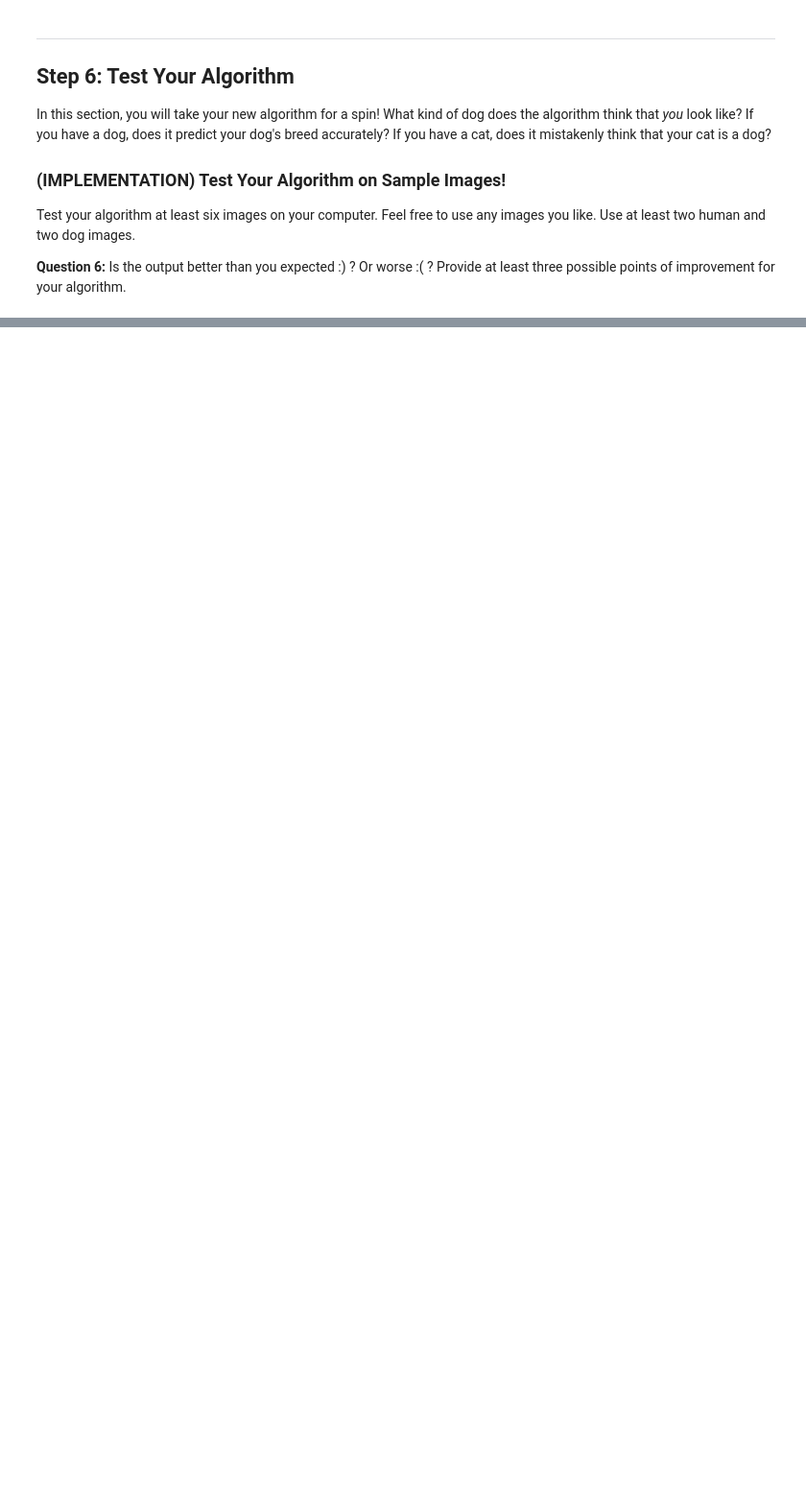
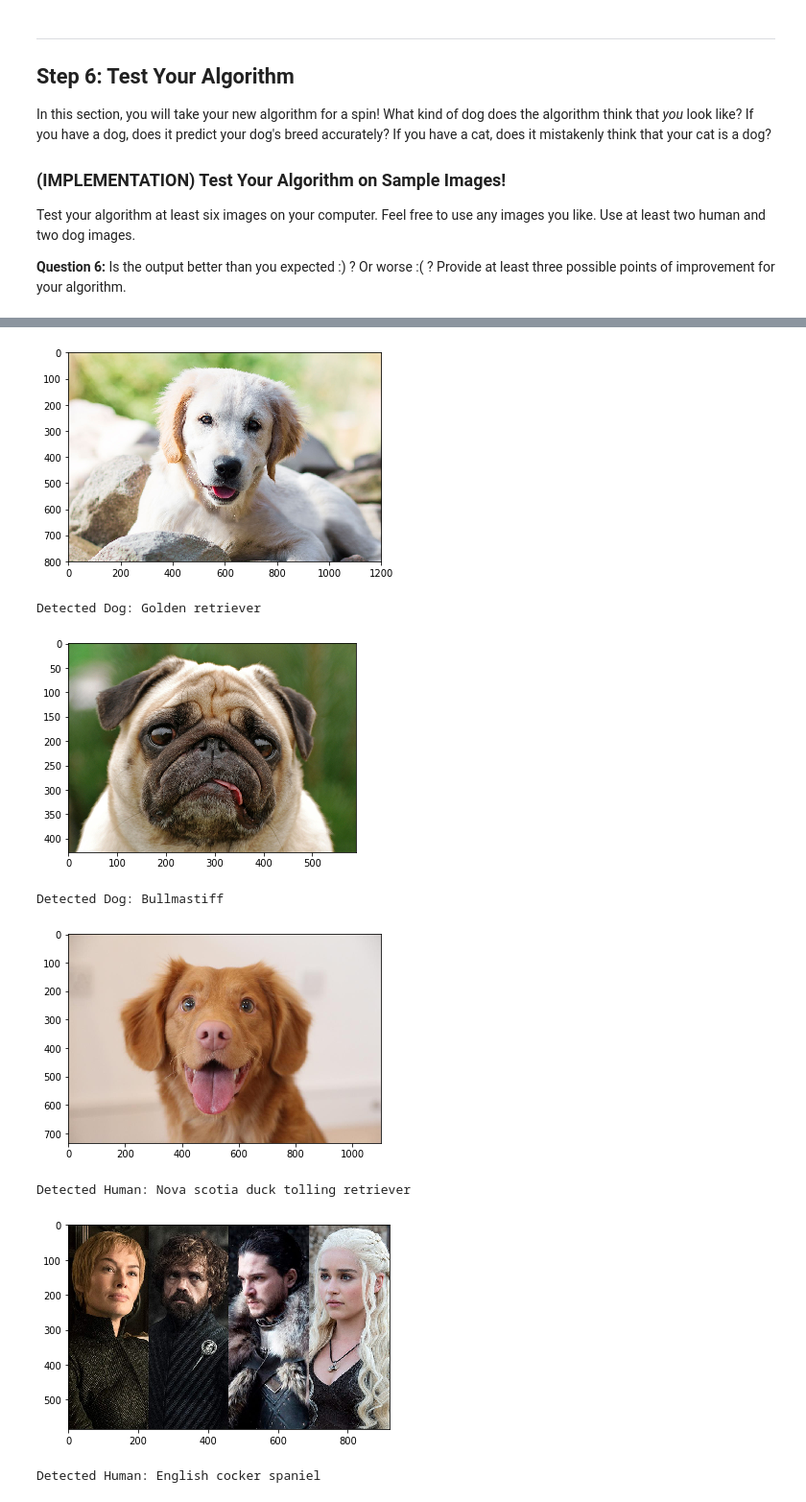
Before and after one commit to carlodavid012/Dog-Breed-Classifier, a Jupyter notebook: dog_app.ipynb, the cells around one changed output, grey strips where cells are left out. Shown at 96% size. Drawn from its saved outputs; the diff is of its cells as text; code cells hidden in the pictures; blank space fills up the shorter version.

```diff
--- a/dog_app.ipynb
+++ b/dog_app.ipynb
@@ -546,8 +809,20 @@ __Answer:__ (Three possible points for improvement)
+# %%
+dog_images = np.array(glob("/home/workspace/dog_project/dogs/*"))
+humans_images = np.array(glob("/home/workspace/dog_project/humans/*"))
 # %%
 ## TODO: Execute your algorithm from Step 6 on
 ## at least 6 images on your computer.
 ## Feel free to use as many code cells as needed.
 
 ## suggested code, below
-for file in np.hstack((human_files[:3], dog_files[:3])):
+for file in np.hstack((dog_images, humans_images)):
     run_app(file)
+# %% [output]
+[figure, added]
+Detected Dog: Golden retriever
+[figure, added]
+Detected Dog: Bullmastiff
+[figure, added]
+Detected Human: Nova scotia duck tolling retriever
+[figure, added]
+Detected Human: English cocker spaniel
```
Also changed, not shown: parts of 51 cells of this notebook.
